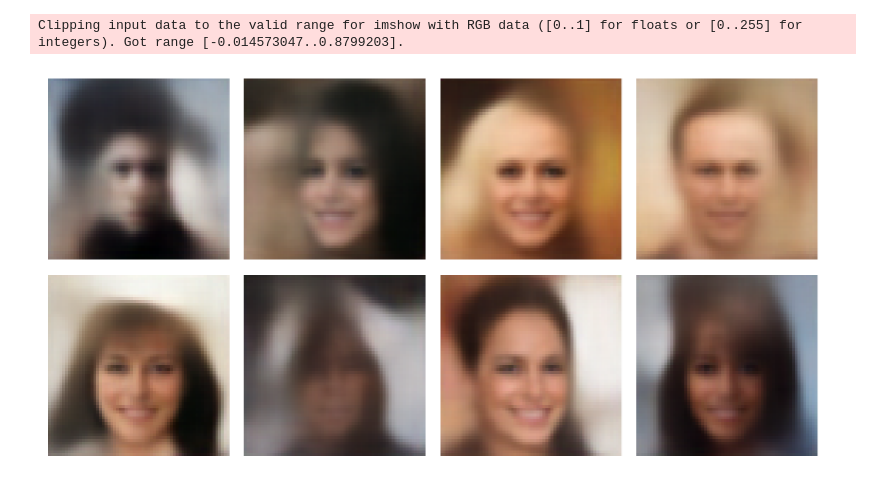
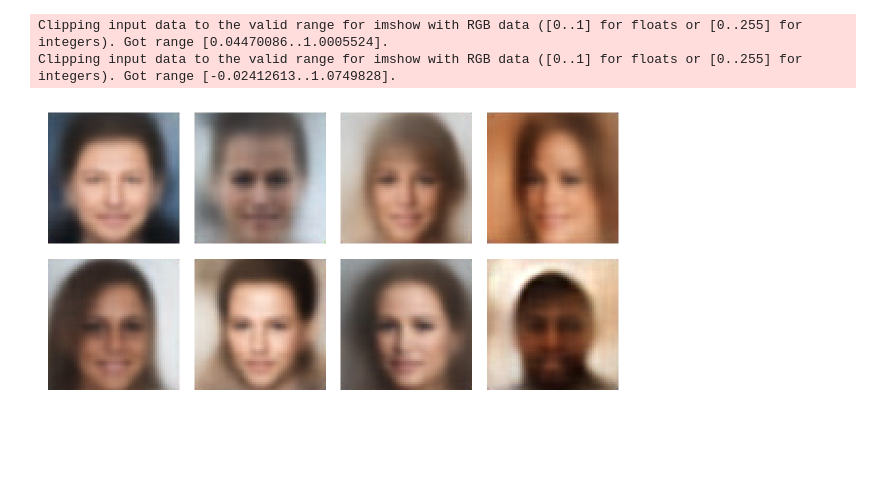
Before and after one commit to mustass/identifiable-latent-metric-space, a Jupyter notebook: eugene/notebook.ipynb, the cells around one changed output. Drawn from its saved outputs; the diff is of its cells as text; code cells hidden in the pictures; blank space fills up the shorter version.

Commit message:
lr plots and more experimenting

```diff
--- a/eugene/notebook.ipynb
+++ b/eugene/notebook.ipynb
@@ -40,17 +40,17 @@ df[124:]
 132 rows × 3 columns
 # %%
 z = jax.random.normal(model.rngs(), (8, model.opts.dz))
-x = model.decode(z).transpose(0, 2, 1, 3)
+x = model.decode(z)#.transpose(0, 2, 1, 3)
 # plot x as an image grid
-plt.figure(figsize=(8, 8))
+plt.figure(figsize=(6, 6))
 for i in range(8):
     plt.subplot(4, 4, i+1)
     plt.imshow(x[i], cmap='gray')
     plt.axis('off')
 
-
 # plt.imshow(x[0]., cmap='gray')
 # plt.grid(False)
 # %% [output]
-Clipping input data to the valid range for imshow with RGB data ([0..1] for floats or [0..255] for integers). Got range [-0.014573047..0.8799203].
+Clipping input data to the valid range for imshow with RGB data ([0..1] for floats or [0..255] for integers). Got range [0.04470086..1.0005524].
+Clipping input data to the valid range for imshow with RGB data ([0..1] for floats or [0..255] for integers). Got range [-0.02412613..1.0749828].
-[figure, old version]
+[figure, new version]
```
Also changed, not shown: parts of 2 cells of this notebook, 3 other files.
